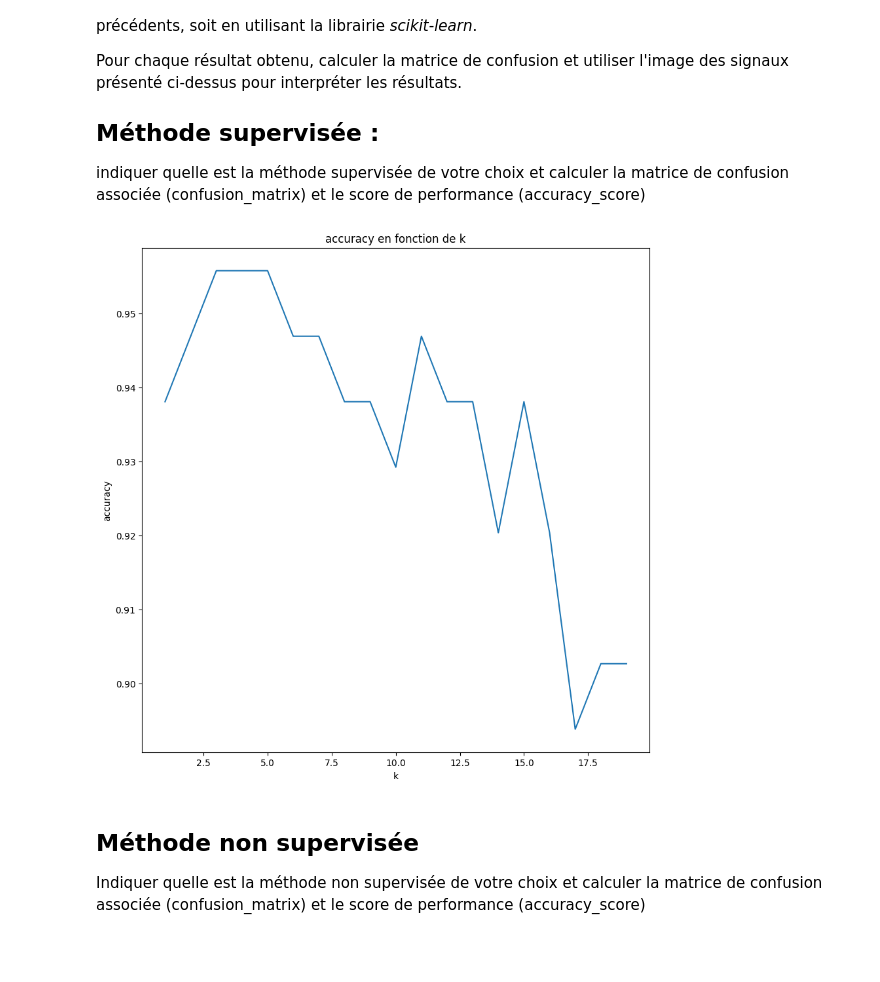
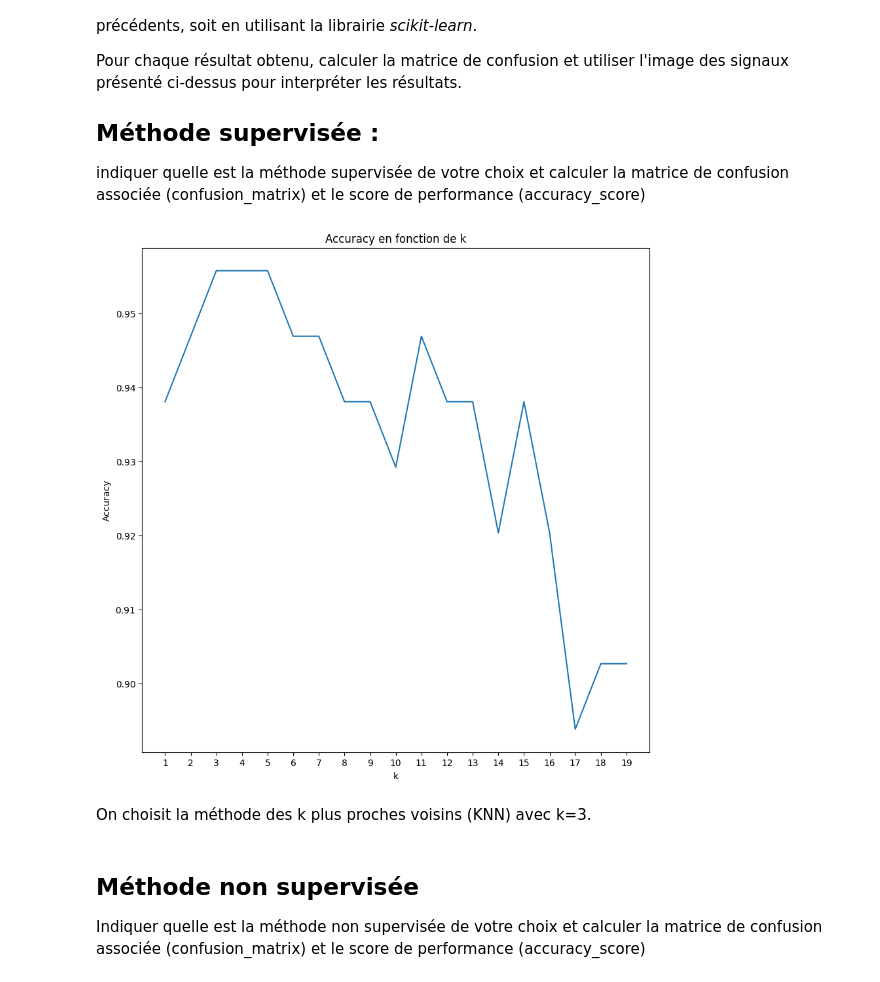
Before and after one commit to HDwayne/Projet_BeatBox, a Jupyter notebook: ProjetBeatbox.ipynb, the cells around one changed output. Drawn from its saved outputs; the diff is of its cells as text; code cells hidden in the pictures; blank space fills up the shorter version.

```diff
--- a/ProjetBeatbox.ipynb
+++ b/ProjetBeatbox.ipynb
@@ -172,12 +172,3 @@ def kppv(X_train, y_train, X_test, k):
     y_pred[i] = np.bincount(y_train[dist_indices_knn[i, :].astype(int)]).argmax()
 
   return y_pred
-# %%
-# Calcul des prédictions
-y_pred_kppv = kppv(X_train, y_train, X_test, 1)
-
-# Calcul de la matrice de confusion
-cm_kppv = confusion_matrix(y_test, y_pred_kppv)
-
-# Calcul de l'accuracy
-accuracy_kppv = accuracy_score(y_test, y_pred_kppv)
@@ -193,17 +175,20 @@ accuracy_kppv = accuracy_score(y_test, y_pred_kppv)
 # %%
 # accuracy en focntion de k
 
 res = []
 for k in range(1, 20):
   y_pred_kppv = kppv(X_train, y_train, X_test, k)
   accuracy_kppv = accuracy_score(y_test, y_pred_kppv)
   res.append(accuracy_kppv)
 
 plt.figure(figsize=(10, 10))
-plt.plot(range(1, 20, 1), res)
+plt.title('Accuracy en fonction de k')
 plt.xlabel('k')
-plt.ylabel('accuracy')
-plt.title('accuracy en fonction de k')
+plt.ylabel('Accuracy')
+plt.plot(range(1, 20), res)
+plt.xticks(np.arange(1, 20, 1))
 plt.show()
 # %% [output]
-[figure, old version]
+[figure, new version]
+# %% [markdown]
+On choisit la méthode des k plus proches voisins (KNN) avec k=3.
```
Also changed, not shown: parts of 4 cells of this notebook.
